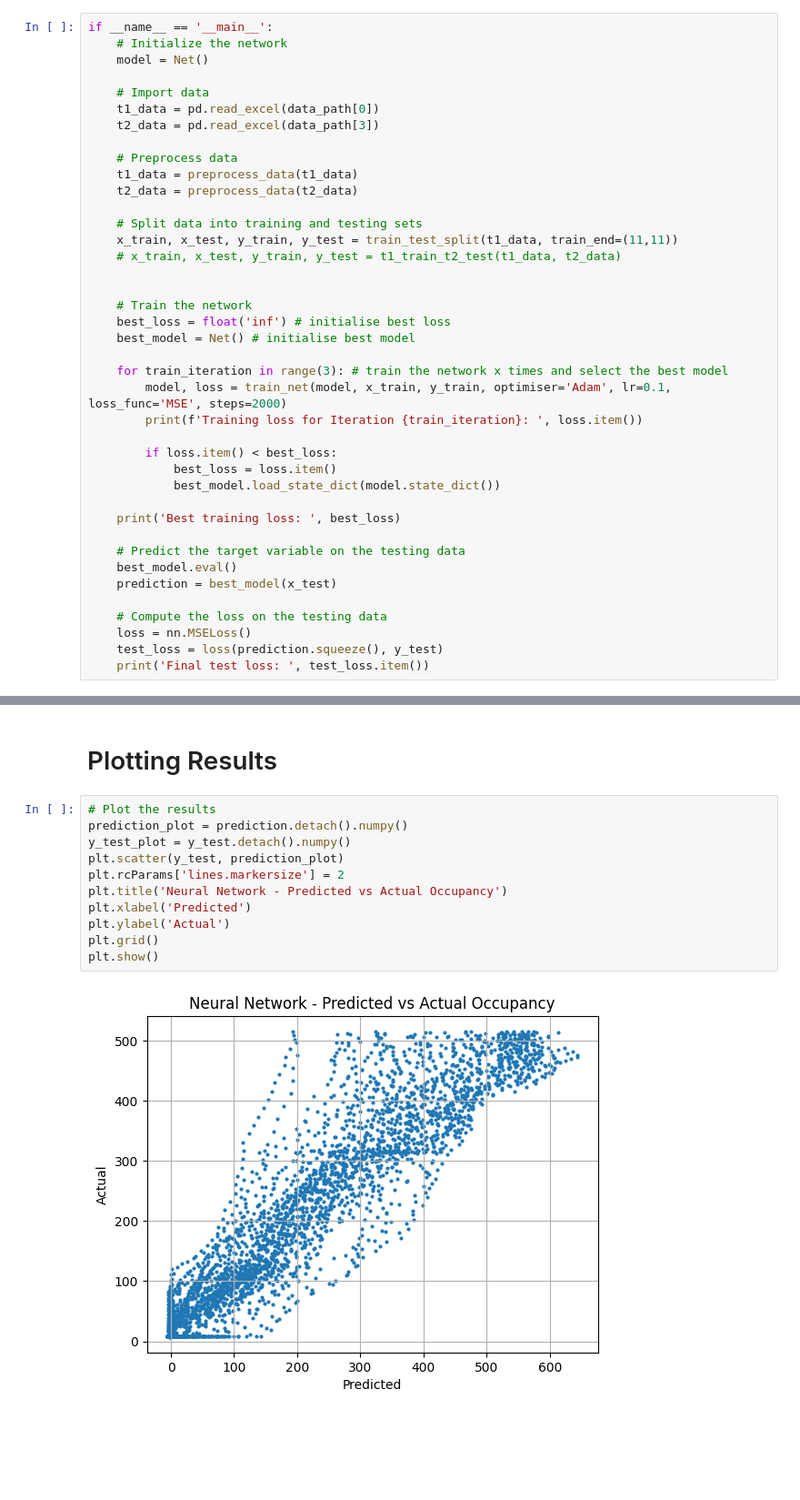
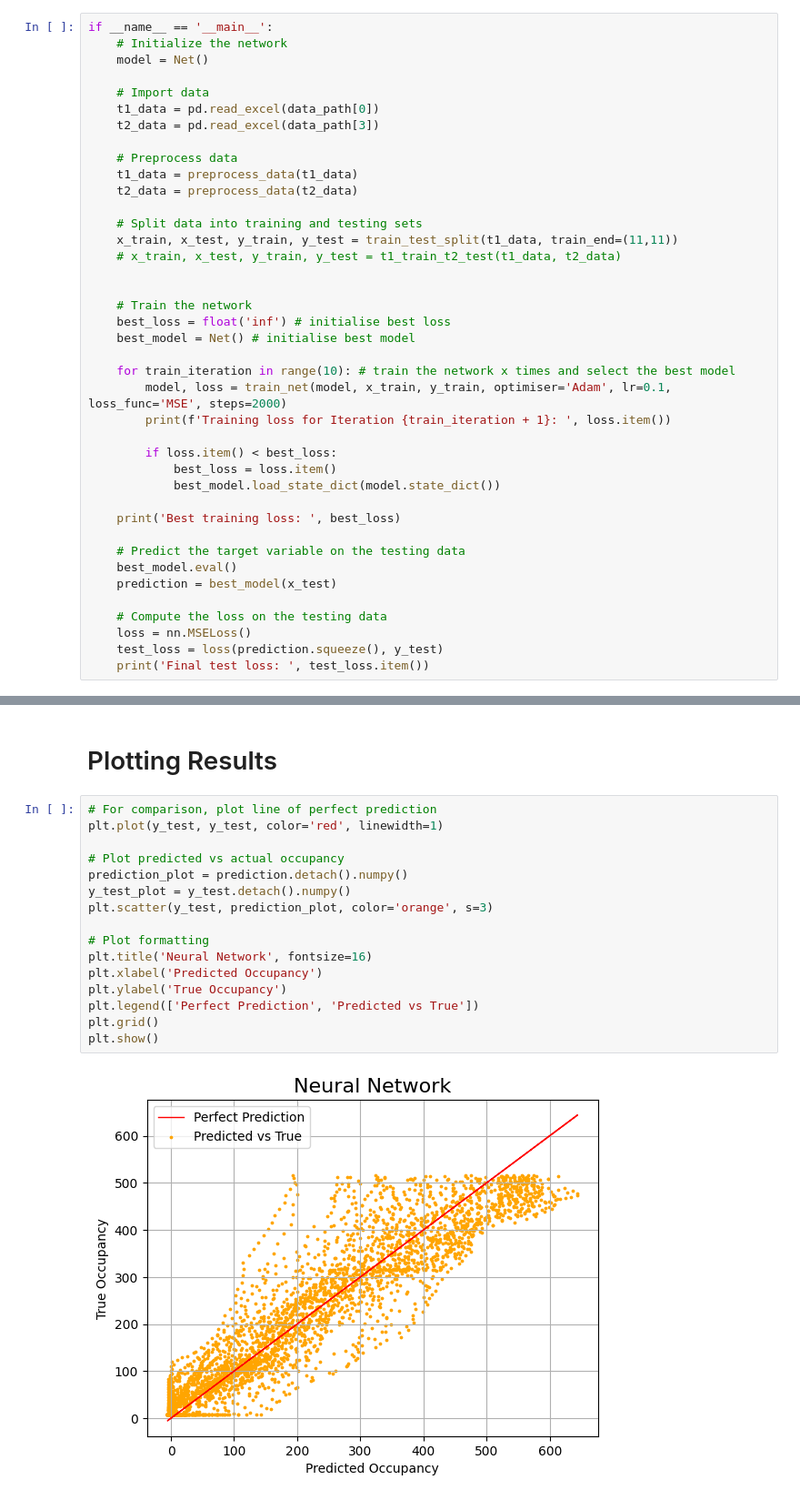
Before and after one commit to khigashinosg/IndividualProject, a Jupyter notebook: GitHub Code/Machine Learning Code (Predictive)/NN Additional Exploration/NeuralNetwork.ipynb, the cells around one changed output, grey strips where cells are left out. Shown at 91% size. Saved outputs shown, nothing was run; the diff lists cells and outputs as text; blank space fills up the shorter version.

```diff
--- a/GitHub Code/Machine Learning Code (Predictive)/NN Additional Exploration/NeuralNetwork.ipynb
+++ b/GitHub Code/Machine Learning Code (Predictive)/NN Additional Exploration/NeuralNetwork.ipynb
@@ -175,9 +175,9 @@ if __name__ == '__main__':
     best_loss = float('inf') # initialise best loss
     best_model = Net() # initialise best model
 
-    for train_iteration in range(3): # train the network x times and select the best model
+    for train_iteration in range(10): # train the network x times and select the best model
         model, loss = train_net(model, x_train, y_train, optimiser='Adam', lr=0.1, loss_func='MSE', steps=2000)
-        print(f'Training loss for Iteration {train_iteration}: ', loss.item())
+        print(f'Training loss for Iteration {train_iteration + 1}: ', loss.item())
 
         if loss.item() < best_loss:
             best_loss = loss.item()
@@ -202,15 +209,20 @@ Final test loss:  2961.391357421875
 # %% [markdown]
 # Plotting Results
 # %%
-# Plot the results
+# For comparison, plot line of perfect prediction
+plt.plot(y_test, y_test, color='red', linewidth=1)
+
+# Plot predicted vs actual occupancy
 prediction_plot = prediction.detach().numpy()
 y_test_plot = y_test.detach().numpy()
-plt.scatter(y_test, prediction_plot)
-plt.rcParams['lines.markersize'] = 2
-plt.title('Neural Network - Predicted vs Actual Occupancy')
-plt.xlabel('Predicted')
-plt.ylabel('Actual')
+plt.scatter(y_test, prediction_plot, color='orange', s=3)
+
+# Plot formatting
+plt.title('Neural Network', fontsize=16)
+plt.xlabel('Predicted Occupancy')
+plt.ylabel('True Occupancy')
+plt.legend(['Perfect Prediction', 'Predicted vs True'])
 plt.grid()
 plt.show()
 # %% [output]
-[figure, old version]
+[figure, new version]
```
Also changed, not shown: parts of 1 cell of this notebook, 1 other file.
